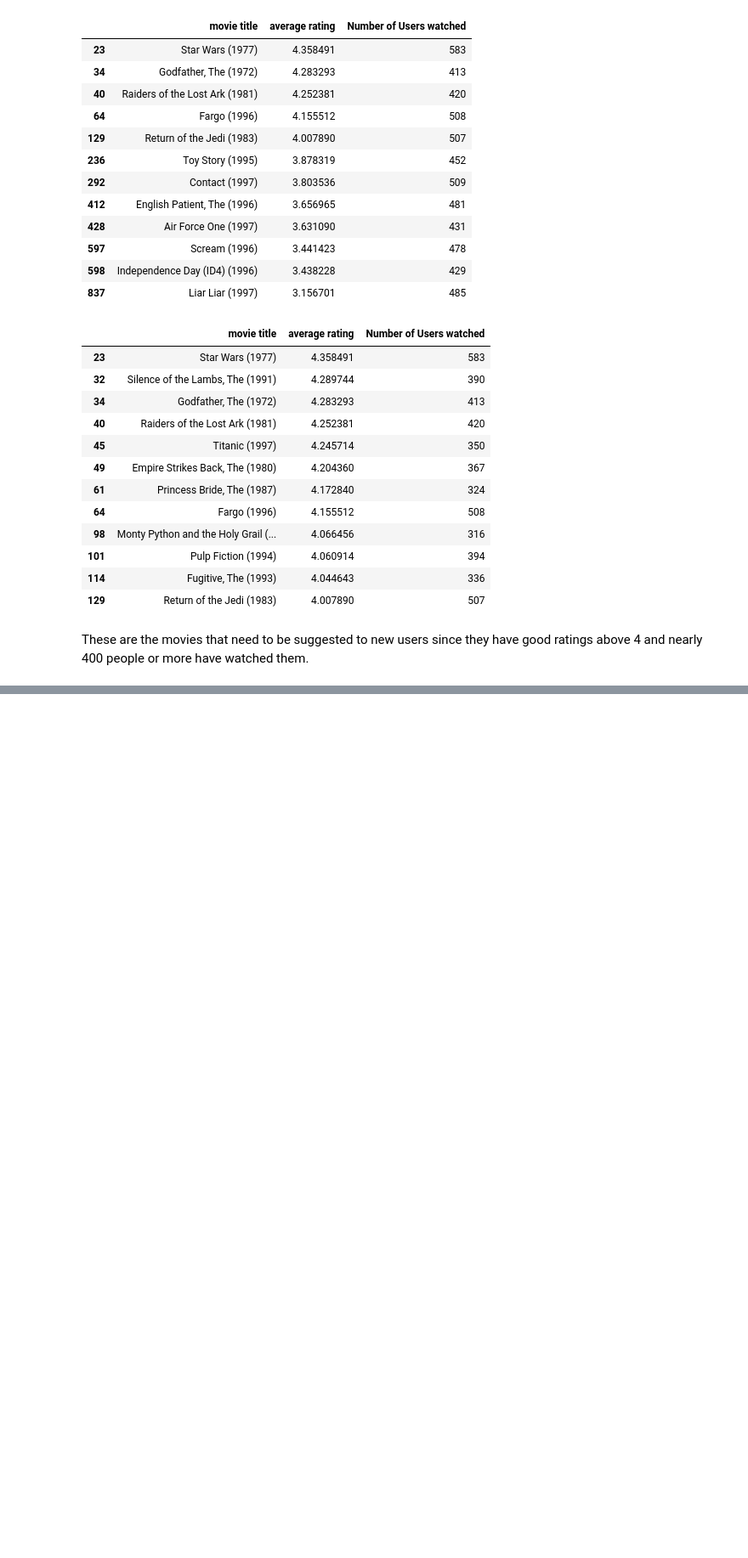
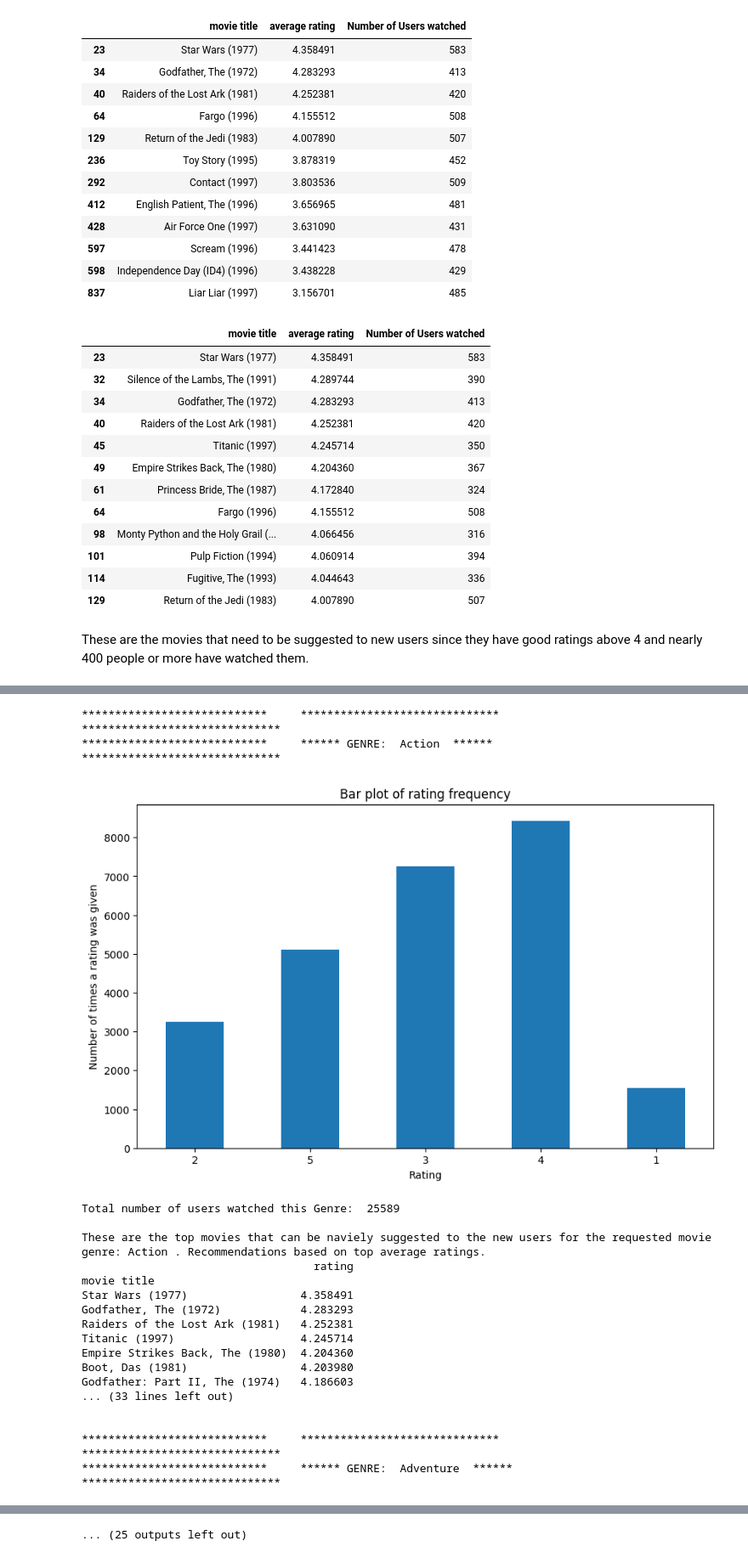
Before and after one commit to ShashankMk031/Recommendation-system, a Jupyter notebook: knowledge_based_recommender_system.ipynb, the cells around one changed output, grey strips where cells are left out. Shown at 85% size. Drawn from its saved outputs; the diff is of its cells as text; code cells hidden in the pictures; blank space fills up the shorter version.

```diff
--- a/knowledge_based_recommender_system.ipynb
+++ b/knowledge_based_recommender_system.ipynb
@@ -323,0 +364,10 @@ These are the movies that need to be suggested to new users since they have good
+# %%
+def star_based_visualization(dataframe):
+  dataframe['rating'].value_counts(sort=False).plot(kind='bar' ,figsize=(10,6), use_index = True, rot=0)
+  plt.title('Bar plot of rating frequency')
+  plt.xlabel('Rating')
+  plt.ylabel('Number of times a rating was given')
+  # label = list(dataframe['rating'].value_counts(sort=False))
+  plt.show()
+  print("Total number of users watched this Genre: ",len(dataframe))
+  print("  ")
@@ -323,0 +423,24 @@ These are the movies that need to be suggested to new users since they have good
+# %%
+for i in movie_genre_list[1:]:
+  recommendations_genre(i)
+# %% [output]
+****************************     ******************************     ******************************
+****************************     ****** GENRE:  Action  ******     ******************************
+[figure, added]
+Total number of users watched this Genre:  25589
+
+These are the top movies that can be naviely suggested to the new users for the requested movie genre: Action . Recommendations based on top average ratings.
+                                   rating
+movie title
+Star Wars (1977)                 4.358491
+Godfather, The (1972)            4.283293
+Raiders of the Lost Ark (1981)   4.252381
+Titanic (1997)                   4.245714
+Empire Strikes Back, The (1980)  4.204360
+Boot, Das (1981)                 4.203980
+Godfather: Part II, The (1974)   4.186603
+... (33 lines left out)
+
+
+****************************     ******************************     ******************************
+****************************     ****** GENRE:  Adventure  ******     ******************************
@@ -323,0 +520 @@ These are the movies that need to be suggested to new users since they have good
+... (25 outputs left out)
```
Also changed, not shown: parts of 6 cells of this notebook.
